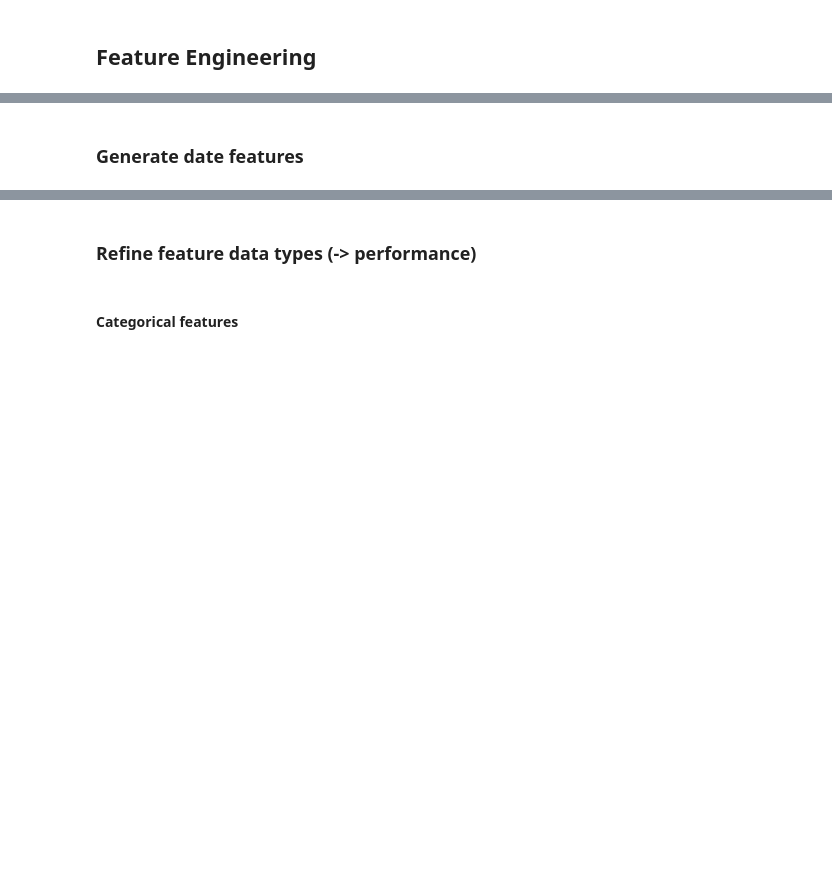
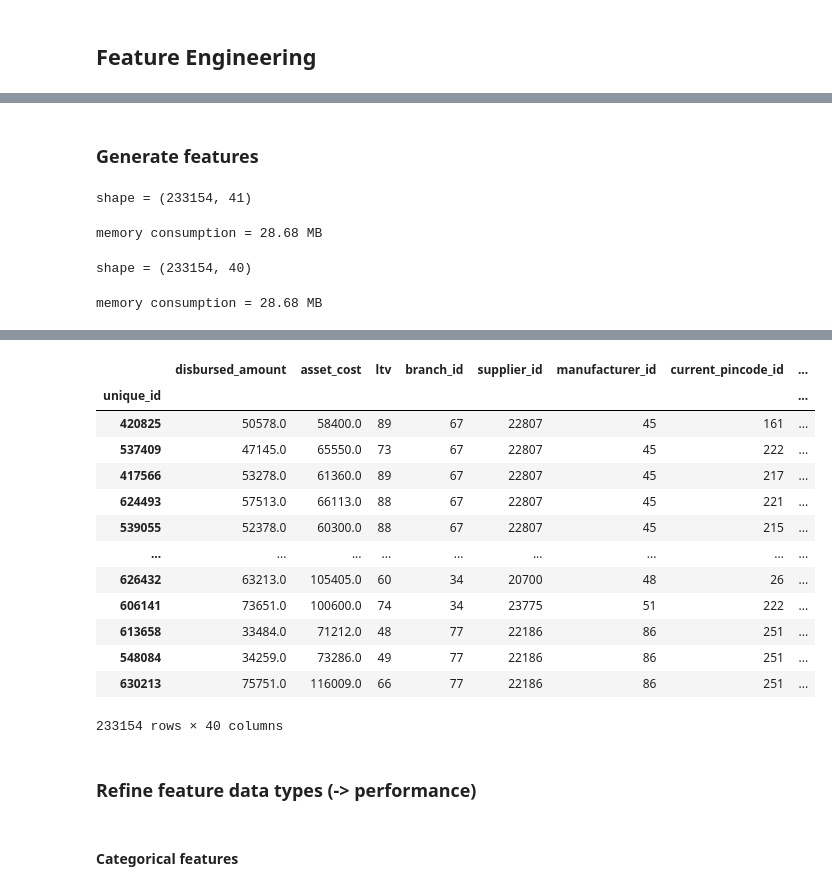
Before and after one commit to julrichkieffer/portfolio-data-science, a Jupyter notebook: 04 vehicle loan default/notebook.ipynb, the cells around one changed output, grey strips where cells are left out. Saved outputs shown, nothing was run; the diff lists cells and outputs as text; code cells hidden in the pictures; blank space fills up the shorter version.

```diff
--- a/04 vehicle loan default/notebook.ipynb
+++ b/04 vehicle loan default/notebook.ipynb
@@ -430,6 +434,3 @@ YearsWithCurrManager
 :   The number of years the employee has worked with their current manager.
 # %% [markdown]
 ### Load Data
-# %%
-def clean_from_raw(df: pd.DataFrame) -> pd.DataFrame:
-    return print('clean_from_raw') or df
@@ -448,13 +567,18 @@ print(raw['attributes'])
 columns = [to_snake_case(name) for name, type in raw['attributes']]
 print(f"{columns = }")
 
-df_raw = (
+df_loans = (
     pd.DataFrame(np.array(raw['data']), columns=columns)
+
+    .pipe(save_to, "df_raw")
+
     .pipe(shape_of)
     .pipe(memory_consumption_of)
     .pipe(clean_from_raw)
     .pipe(shape_of)
     .pipe(memory_consumption_of)
+
+    .pipe(save_to, "df_cleaned")
 )
 
 del arff, raw, columns
@@ -980,2 +986,25 @@ dfEmployee.head().T
 # %% [markdown]
-### Generate date features
+### Generate features
+# %%
+# TODO expand date features
+# TODO standardise scalar features, particularly amounts (new `log` fields (dtype), dropping original)
+
+(df_loans
+    .pipe(shape_of)
+    .pipe(memory_consumption_of)
+
+    .assign({
+        # date_of_birth           = lambda _: fix_raw_date(_.date_of_birth),
+        # employment_type         = lambda _: _.employment_type.str.lower(),
+        # disbursal_date          = lambda _: fix_raw_date(_.disbursal_date),
+    })
+    .set_index('unique_id')
+
+    .pipe(shape_of)
+    .pipe(memory_consumption_of)
+)
+# %% [output]
+shape = (233154, 41)
+memory consumption = 28.68 MB
+shape = (233154, 40)
+memory consumption = 28.68 MB
@@ -982,3 +1012,17 @@ dfEmployee.head().T
+|  | disbursed_amount | asset_cost | ltv | branch_id | supplier_id | manufacturer_id | current_pincode_id | ... |
+| unique_id |  |  |  |  |  |  |  | ... |
+| 420825 | 50578.0 | 58400.0 | 89 | 67 | 22807 | 45 | 161 | ... |
+| 537409 | 47145.0 | 65550.0 | 73 | 67 | 22807 | 45 | 222 | ... |
+| 417566 | 53278.0 | 61360.0 | 89 | 67 | 22807 | 45 | 217 | ... |
+| 624493 | 57513.0 | 66113.0 | 88 | 67 | 22807 | 45 | 221 | ... |
+| 539055 | 52378.0 | 60300.0 | 88 | 67 | 22807 | 45 | 215 | ... |
+| ... | ... | ... | ... | ... | ... | ... | ... | ... |
+| 626432 | 63213.0 | 105405.0 | 60 | 34 | 20700 | 48 | 26 | ... |
+| 606141 | 73651.0 | 100600.0 | 74 | 34 | 23775 | 51 | 222 | ... |
+| 613658 | 33484.0 | 71212.0 | 48 | 77 | 22186 | 86 | 251 | ... |
+| 548084 | 34259.0 | 73286.0 | 49 | 77 | 22186 | 86 | 251 | ... |
+| 630213 | 75751.0 | 116009.0 | 66 | 77 | 22186 | 86 | 251 | ... |
+233154 rows × 40 columns
 # %%
 dfEmployee.hire_date = pd.to_datetime(dfEmployee.hire_date)
 dfEmployee['hire_date_ym'] = dfEmployee.hire_date.dt.to_period('M') # f'{ dfEmployee[col].dt.year }-{ dfEmployee[col].dt.month }'
```
Also changed, not shown: parts of 42 cells of this notebook.
